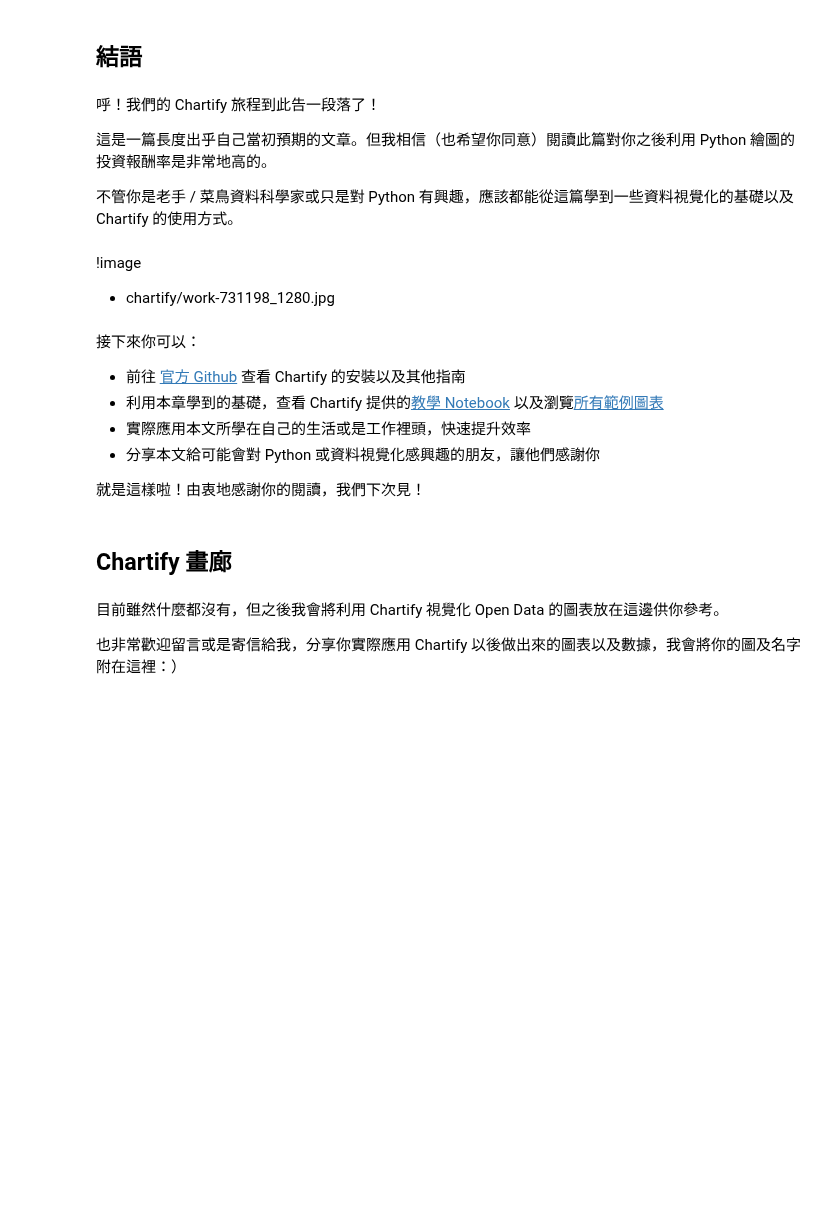
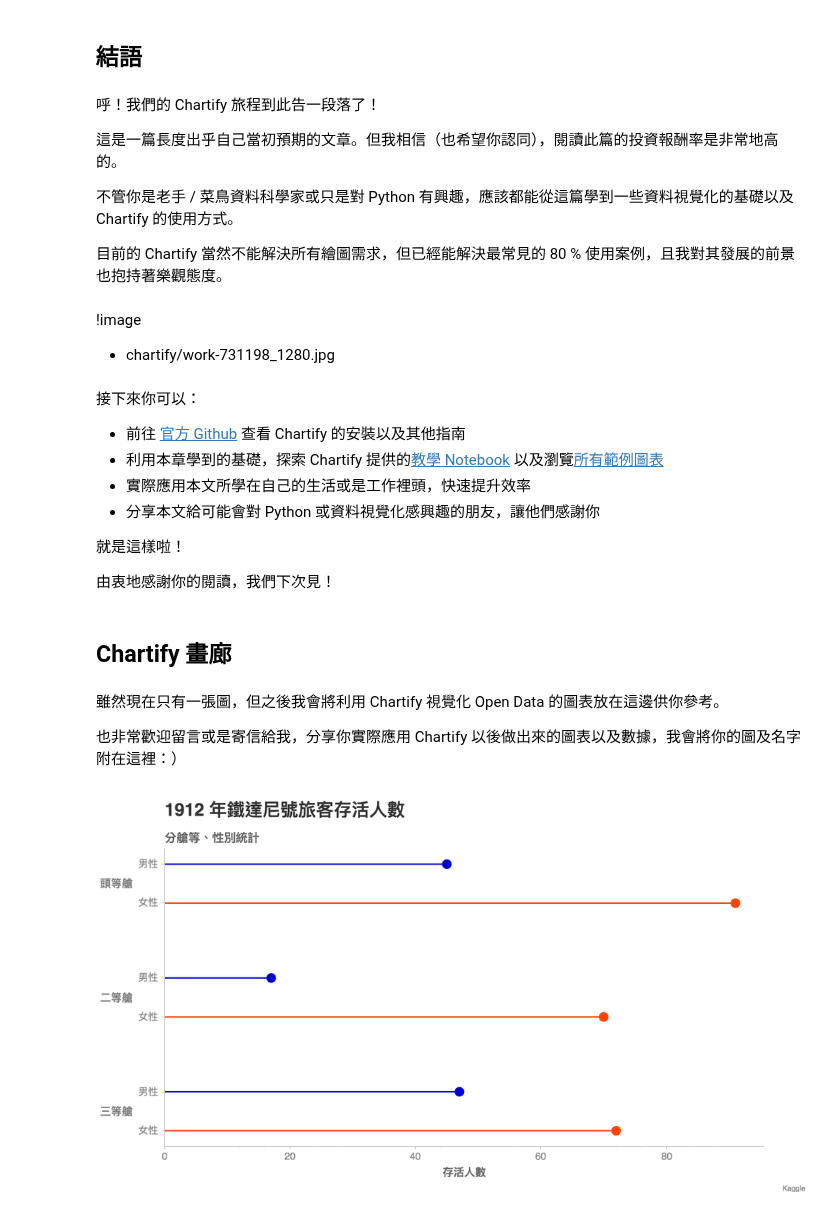
Before and after one commit to leemengtw/leemengtaiwan.github.io, a Jupyter notebook: notebooks/chartify-a-simple-yet-powerful-python-data-visualization-tool-which-boost-your-productivity-as-a-data-scientist.ipynb, the cells around one changed output. Drawn from its saved outputs; the diff is of its cells as text; code cells hidden in the pictures; blank space fills up the shorter version.

```diff
--- a/notebooks/chartify-a-simple-yet-powerful-python-data-visualization-tool-which-boost-your-productivity-as-a-data-scientist.ipynb
+++ b/notebooks/chartify-a-simple-yet-powerful-python-data-visualization-tool-which-boost-your-productivity-as-a-data-scientist.ipynb
@@ -653,23 +655,56 @@ ch.plot.heatmap(
 # %% [markdown]
 呼！我們的 Chartify 旅程到此告一段落了！
 
-這是一篇長度出乎自己當初預期的文章。但我相信（也希望你同意）閱讀此篇對你之後利用 Python 繪圖的投資報酬率是非常地高的。
+這是一篇長度出乎自己當初預期的文章。但我相信（也希望你認同），閱讀此篇的投資報酬率是非常地高的。
 
 不管你是老手 / 菜鳥資料科學家或只是對 Python 有興趣，應該都能從這篇學到一些資料視覺化的基礎以及 Chartify 的使用方式。
+
+目前的 Chartify 當然不能解決所有繪圖需求，但已經能解決最常見的 80 % 使用案例，且我對其發展的前景也抱持著樂觀態度。
 # %% [markdown]
 !image
 - chartify/work-731198_1280.jpg
 # %% [markdown]
 接下來你可以：
 - 前往 [官方 Github](https://github.com/spotify/chartify) 查看 Chartify 的安裝以及其他指南
-- 利用本章學到的基礎，查看 Chartify 提供的[教學 Notebook](https://github.com/spotify/chartify/blob/master/examples/Chartify%20Tutorial.ipynb) 以及瀏覽[所有範例圖表](https://github.com/spotify/chartify/blob/master/examples/Examples.ipynb)
+- 利用本章學到的基礎，探索 Chartify 提供的[教學 Notebook](https://github.com/spotify/chartify/blob/master/examples/Chartify%20Tutorial.ipynb) 以及瀏覽[所有範例圖表](https://github.com/spotify/chartify/blob/master/examples/Examples.ipynb)
 - 實際應用本文所學在自己的生活或是工作裡頭，快速提升效率
 - 分享本文給可能會對 Python 或資料視覺化感興趣的朋友，讓他們感謝你
 
-就是這樣啦！由衷地感謝你的閱讀，我們下次見！
+就是這樣啦！
+
+由衷地感謝你的閱讀，我們下次見！
 # %% [markdown]
 ## Chartify 畫廊
 # %% [markdown]
-目前雖然什麼都沒有，但之後我會將利用 Chartify 視覺化 Open Data 的圖表放在這邊供你參考。
+雖然現在只有一張圖，但之後我會將利用 Chartify 視覺化 Open Data 的圖表放在這邊供你參考。
 
 也非常歡迎留言或是寄信給我，分享你實際應用 Chartify 以後做出來的圖表以及數據，我會將你的圖及名字附在這裡：）
+# %%
+#ignore
+df = pd.read_csv('dataset/titanic-train.csv')
+
+df_group = df.groupby(['Pclass', 'Sex'])['Survived'].sum().reset_index()
+df_group.Pclass.replace({1: '頭等艙', 2: '二等艙', 3: '三等艙'}, inplace=True)
+df_group.Sex.replace({'female': '女性', 'male': '男性'}, inplace=True)
+
+ch = chartify.Chart(
+    blank_labels=True,
+    y_axis_type='categorical')
+ch.style.set_color_palette('categorical', ['OrangeRed', 'Mediumblue'])
+ch.plot.lollipop(
+    data_frame=df_group,
+    categorical_columns=['Pclass', 'Sex'],
+    numeric_column='Survived',
+    color_column='Sex',
+    categorical_order_by='labels',
+    categorical_order_ascending=True
+)
+
+ch.set_title('1912 年鐵達尼號旅客存活人數')
+ch.set_subtitle('分艙等、性別統計')
+ch.set_source_label('Kaggle')
+ch.axes.set_xaxis_label('存活人數')
+ch.axes.set_yaxis_tick_orientation(['horizontal', 'horizontal'])
+ch.show('png')
+# %% [output]
+[figure, added]
```
Also changed, not shown: parts of 9 cells of this notebook, 44 other files.
